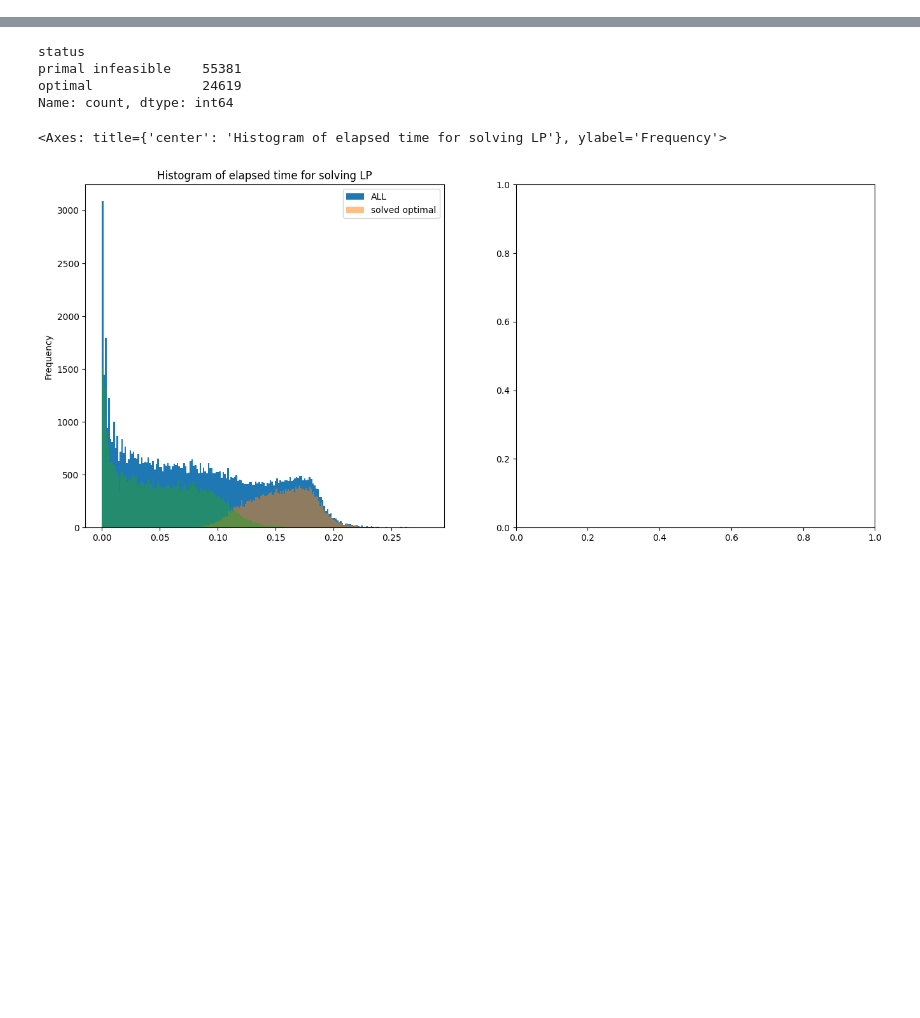
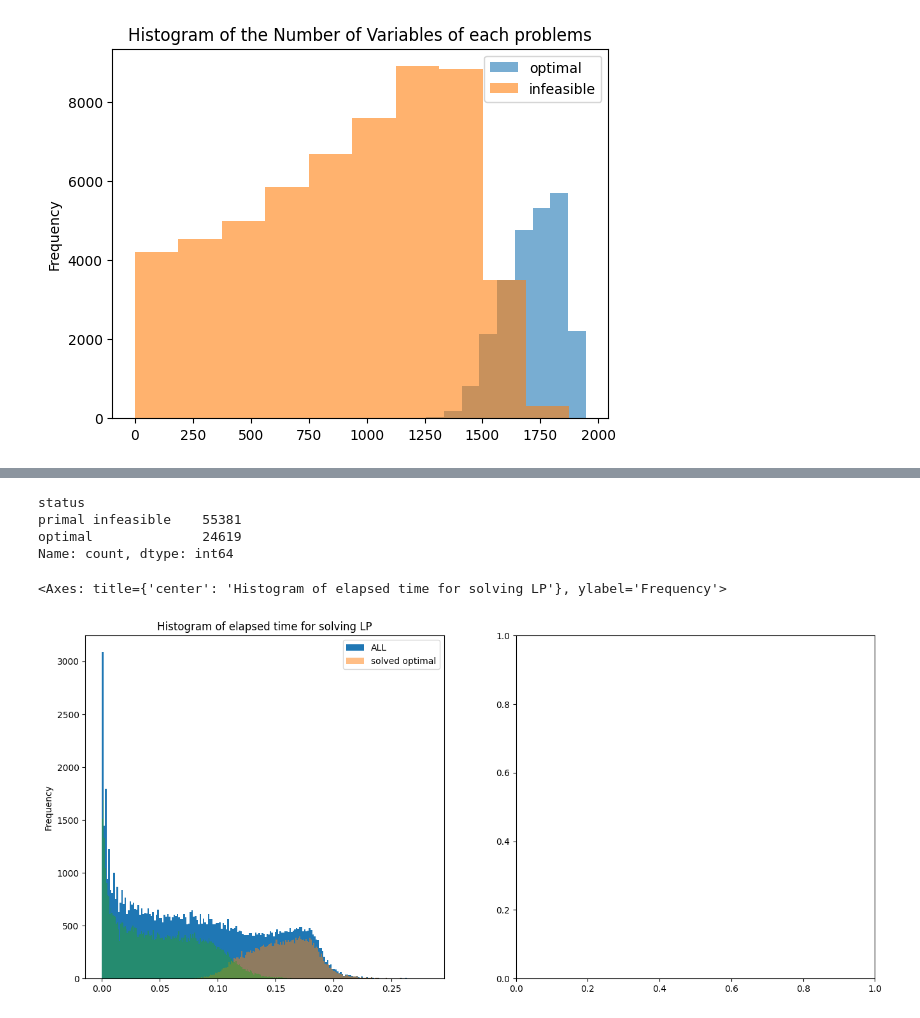
Before and after one commit to wowonki/hyu-credit-opt, a Jupyter notebook: analyze_data.ipynb, the cells around one changed output, grey strips where cells are left out. Drawn from its saved outputs; the diff is of its cells as text; code cells hidden in the pictures; blank space fills up the shorter version.

```diff
--- a/analyze_data.ipynb
+++ b/analyze_data.ipynb
@@ -1 +14,15 @@
+# %%
+# Load result data
+result = []
+with open('result_status.txt') as f:
+    for l in f.readlines():
+        result.append(l.strip().split('\t'))
+
+_result = [rs[:-1] for rs in result]
+
+status_df = pd.DataFrame(_result[1:], columns = result[0])
+status_df.set_index("prob_num", inplace = True)
+
+status_df.loc[:, 'primal_objective':] = status_df.loc[:, 'primal_objective':].replace("None", np.nan).astype(float)
+status_df.index = list(map(int, status_df.index))
 # %% [markdown]
@@ -8,0 +46,8 @@ variables, A, B, L = dataloader.load()
+# %%
+invest_dummy = pd.DataFrame(index=range(80000), columns=range(3000), dtype=float)
+
+for i, var_idx_list in enumerate(variables):
+    invest_dummy.loc[i, var_idx_list] = 1
+
+var_nums = invest_dummy.sum(axis=1)
+status_df['var_counts'] = var_nums
@@ -8,0 +80,9 @@ variables, A, B, L = dataloader.load()
+# %%
+status_df[status_df['status'] == 'optimal']['var_counts'].plot(kind='hist', alpha=0.6)
+status_df[status_df['status'] != 'optimal']['var_counts'].plot(kind='hist', alpha=0.6)
+
+plt.title("Histogram of the Number of Variables of each problems")
+plt.legend(['optimal', 'infeasible'])
+plt.show()
+# %% [output]
+[figure, added]
```
Also changed, not shown: parts of 30 cells of this notebook, 5 other files.
